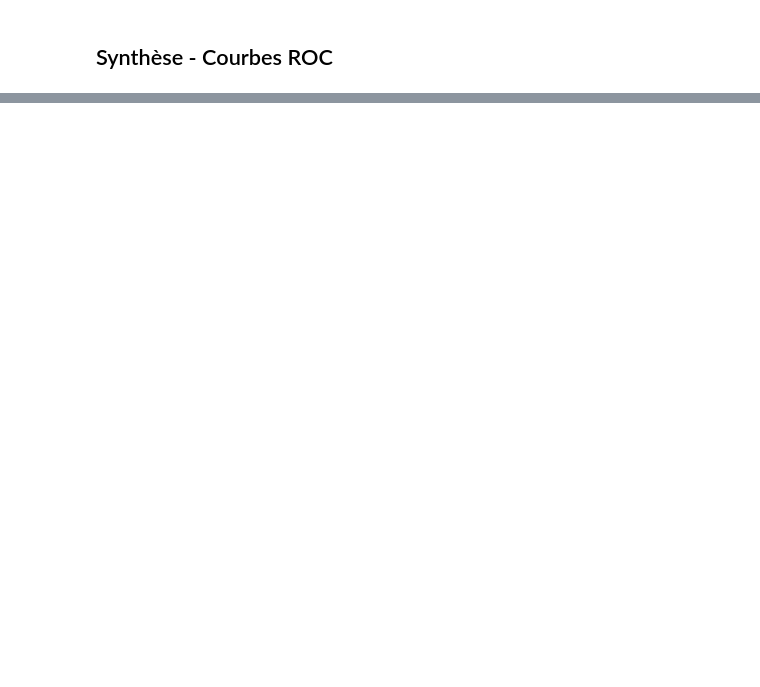
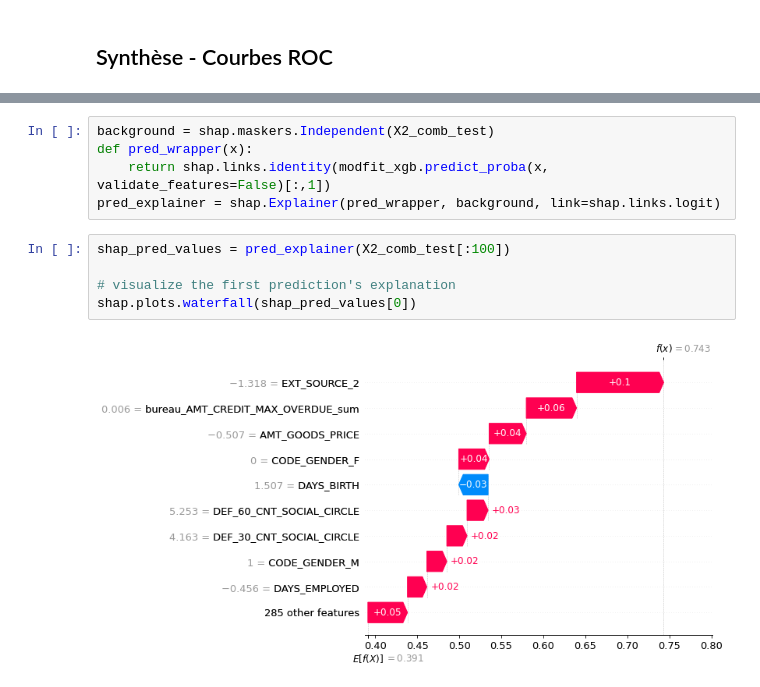
Before and after one commit to Anvil-Late/Default_risk_prediction, a Jupyter notebook: Projet 7.ipynb, the cells around one changed output, grey strips where cells are left out. Drawn from its saved outputs; the diff is of its cells as text; blank space fills up the shorter version.

```diff
--- a/Projet 7.ipynb
+++ b/Projet 7.ipynb
@@ -1108,0 +1157,12 @@ plt.show()
+# %%
+background = shap.maskers.Independent(X2_comb_test)
+def pred_wrapper(x):
+    return shap.links.identity(modfit_xgb.predict_proba(x, validate_features=False)[:,1])
+pred_explainer = shap.Explainer(pred_wrapper, background, link=shap.links.logit)
+# %%
+shap_pred_values = pred_explainer(X2_comb_test[:100])
+
+# visualize the first prediction's explanation
+shap.plots.waterfall(shap_pred_values[0])
+# %% [output]
+[figure, added]
```
Also changed, not shown: parts of 52 cells of this notebook.
